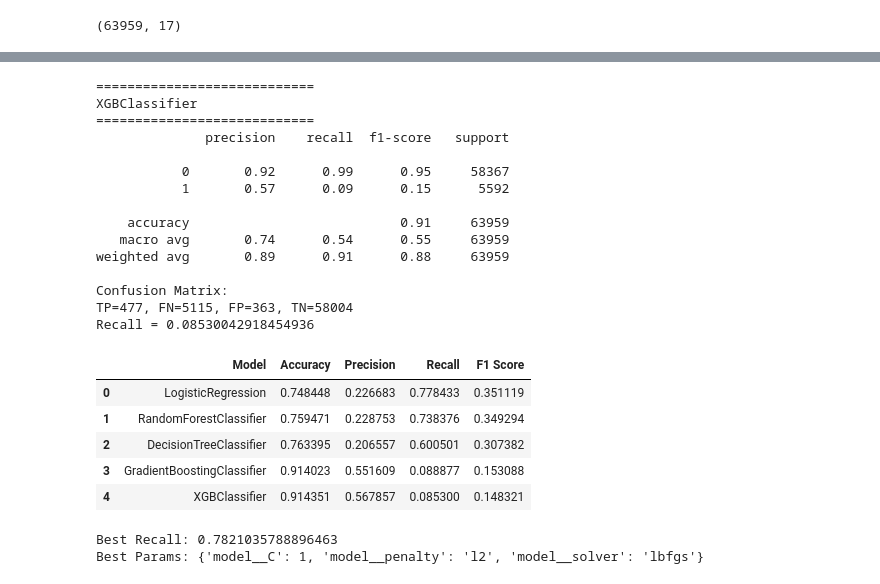
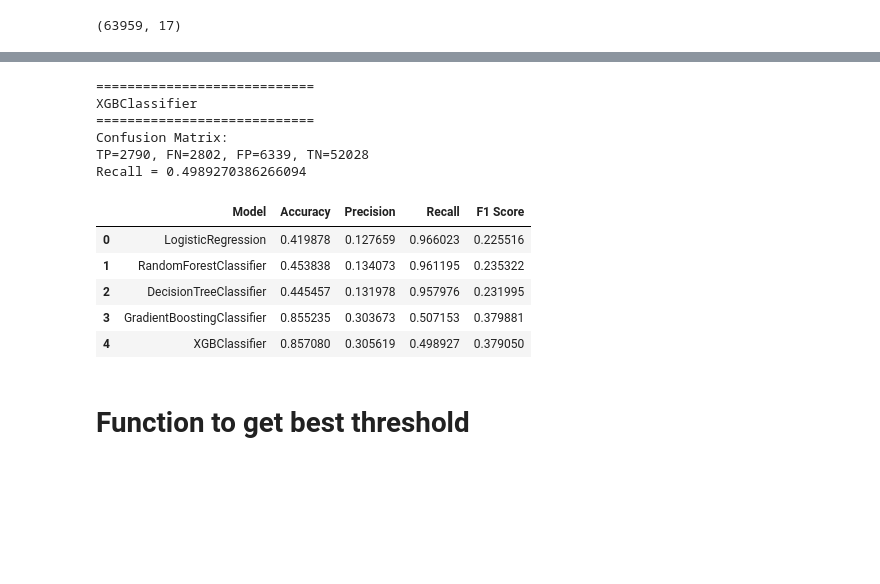
Before and after one commit to NadineJac/LoveYourHeart, a Jupyter notebook: heart_disease_prediction.ipynb, the cells around one changed output, grey strips where cells are left out. Cells and saved outputs as stored; diff of their text form; code cells hidden in the pictures; blank space fills up the shorter version.

```diff
--- a/heart_disease_prediction.ipynb
+++ b/heart_disease_prediction.ipynb
@@ -13,7 +12,7 @@ from sklearn.neighbors import KNeighborsClassifier
 from sklearn.svm import SVC
 from sklearn.naive_bayes import GaussianNB
 # %%
-heart_df = pd.read_csv("--file_path--")
+heart_df = pd.read_csv(".\data\heart_2020_cleaned.csv")
 heart_df
 # %% [output]
 |  | HeartDisease | BMI | Smoking | AlcoholDrinking | Stroke | PhysicalHealth | MentalHealth | DiffWalking | ... |
@@ -199,17 +276,28 @@ ColumnTransformer(transformers=[('num',
 # %%
 from sklearn.pipeline import Pipeline
 from sklearn.metrics import classification_report, recall_score, confusion_matrix
+from sklearn.feature_selection import SelectFromModel
 
 models_score = []
 
-def test_model(model, X_train, X_test, y_train, y_test):
+def test_model(model, X_train, X_test, y_train, y_test, threshold=0.5):
+
+    selector = SelectFromModel(
+        RandomForestClassifier(n_estimators=200, random_state=42),
+        threshold="median"      # keep features above median importance
+    )
+
     pipe = Pipeline([
         ("prep", preprocessor),
+        ("select", selector),
         ("model", model)
     ])
 
     pipe.fit(X_train, y_train)
-    preds = pipe.predict(X_test)
+      # ----------- NEW PART: prediction probability + threshold -----------
+    probs = pipe.predict_proba(X_test)[:, 1]      # probability of class 1
+    preds = (probs >= threshold).astype(int)      # convert to 0/1 based on threshold
+    # -------------------------------------------------------------------
 
     acc = accuracy_score(y_test, preds)
     prec = precision_score(y_test, preds)
@@ -219,7 +307,6 @@ def test_model(model, X_train, X_test, y_train, y_test):
     print("\n============================")
     print(model.__class__.__name__)
     print("============================")
-    print(classification_report(y_test, preds))
 
 
     tn, fp, fn, tp = confusion_matrix(y_test, preds).ravel()
@@ -351,67 +393,23 @@ Recall = 0.08887696709585122
 # %%
 from xgboost import XGBClassifier
 
 xgb = XGBClassifier(
     eval_metric="logloss",
     max_depth=4,
     n_estimators=200,
     learning_rate=0.1
 )
-test_model(xgb, X_train, X_test, y_train, y_test)
+test_model(xgb, X_train, X_test, y_train, y_test, threshold=0.19)
 # %% [output]
 ============================
 XGBClassifier
 ============================
-              precision    recall  f1-score   support
-
-           0       0.92      0.99      0.95     58367
-           1       0.57      0.09      0.15      5592
-
-    accuracy                           0.91     63959
-   macro avg       0.74      0.54      0.55     63959
-weighted avg       0.89      0.91      0.88     63959
-
 Confusion Matrix:
-TP=477, FN=5115, FP=363, TN=58004
-Recall = 0.08530042918454936
+TP=2790, FN=2802, FP=6339, TN=52028
+Recall = 0.4989270386266094
 |  | Model | Accuracy | Precision | Recall | F1 Score |
-| 0 | LogisticRegression | 0.748448 | 0.226683 | 0.778433 | 0.351119 |
-| 1 | RandomForestClassifier | 0.759471 | 0.228753 | 0.738376 | 0.349294 |
-| 2 | DecisionTreeClassifier | 0.763395 | 0.206557 | 0.600501 | 0.307382 |
-| 3 | GradientBoostingClassifier | 0.914023 | 0.551609 | 0.088877 | 0.153088 |
-| 4 | XGBClassifier | 0.914351 | 0.567857 | 0.085300 | 0.148321 |
+| 0 | LogisticRegression | 0.419878 | 0.127659 | 0.966023 | 0.225516 |
+| 1 | RandomForestClassifier | 0.453838 | 0.134073 | 0.961195 | 0.235322 |
+| 2 | DecisionTreeClassifier | 0.445457 | 0.131978 | 0.957976 | 0.231995 |
+| 3 | GradientBoostingClassifier | 0.855235 | 0.303673 | 0.507153 | 0.379881 |
+| 4 | XGBClassifier | 0.857080 | 0.305619 | 0.498927 | 0.379050 |
-# %%
-from sklearn.model_selection import GridSearchCV
-from sklearn.linear_model import LogisticRegression
-from sklearn.pipeline import Pipeline
-from sklearn.metrics import classification_report
-import numpy as np
-
-log_reg = LogisticRegression(class_weight="balanced", max_iter=5000)
-
-pipe = Pipeline([
-    ("prep", preprocessor),   # your preprocessor
-    ("model", log_reg)
-])
-
-param_grid = {
-    "model__C": [0.001, 0.01, 0.1, 1, 10],
-    "model__penalty": ["l2"],
-    "model__solver": ["liblinear", "lbfgs"]
-}
-
-grid = GridSearchCV(
-    pipe,
-    param_grid,
-    scoring="recall",   # <-- important
-    cv=3,
-    n_jobs=-1
-)
-
-grid.fit(X_train, y_train)
-
-print("Best Recall:", grid.best_score_)
-print("Best Params:", grid.best_params_)
-# %% [output]
-Best Recall: 0.7821035788896463
-Best Params: {'model__C': 1, 'model__penalty': 'l2', 'model__solver': 'lbfgs'}
@@ -417,0 +424,2 @@ Best Params: {'model__C': 1, 'model__penalty': 'l2', 'model__solver': 'lbfgs'}
+# %% [markdown]
+# Function to get best threshold
```
Also changed, not shown: parts of 24 cells of this notebook.
